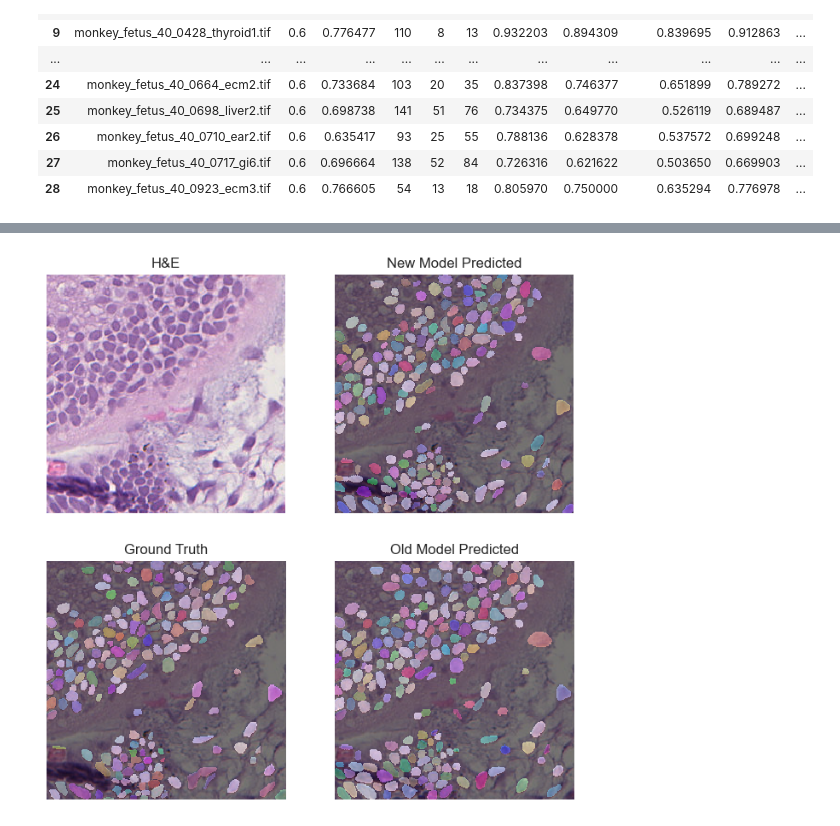
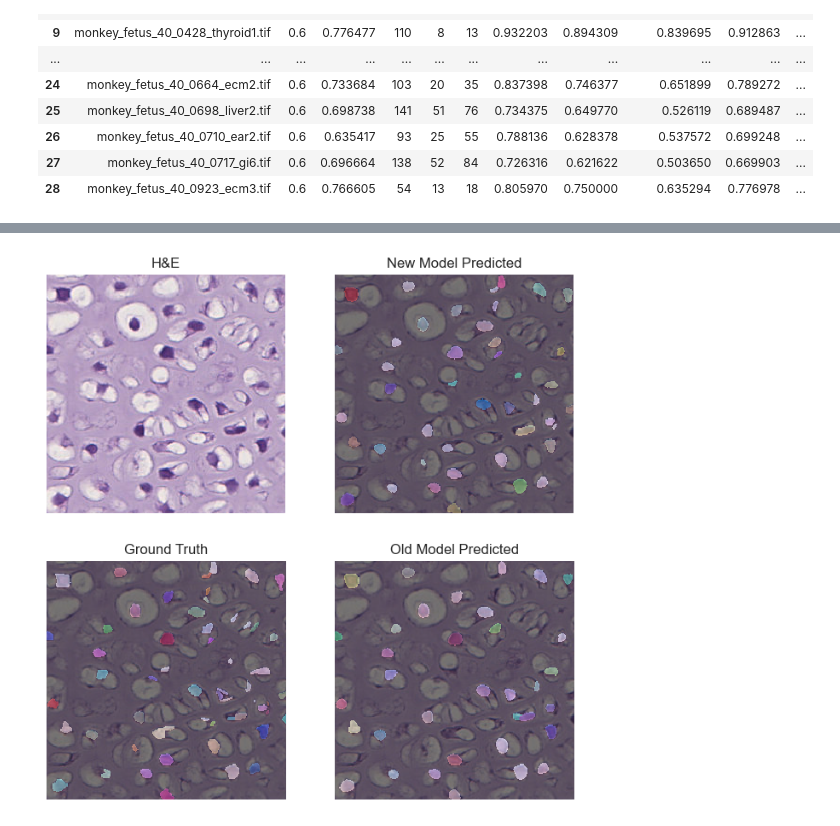
Before and after one commit to donniekramer8/Nuclei-seg-collection, a Jupyter notebook: stardist/monkey/4_Test_Model.ipynb, the cells around one changed output, grey strips where cells are left out. Saved outputs shown, nothing was run; the diff lists cells and outputs as text; code cells hidden in the pictures.

```diff
--- a/stardist/monkey/4_Test_Model.ipynb
+++ b/stardist/monkey/4_Test_Model.ipynb
@@ -54,8 +55,13 @@ Using default values: prob_thresh=0.692478, nms_thresh=0.3.
 pthHE= fr'\\10.99.68.178\andreex\data\Stardist\Testing\monkey\tiles'
 pthmasks= fr'\\10.99.68.178\andreex\data\Stardist\Testing\monkey\qupath\ground_truth\masks'
 
+# pthHE = r'\\10.99.68.178\andreex\students\Vasco Fallopian tube\stardist\tiles512'
+# pthmasks = r'\\10.99.68.178\andreex\students\Vasco Fallopian tube\stardist\qupath\ground_truth\masks'
+
 HE_tiles_pths = sorted(glob(os.path.join(pthHE,'*.tif')))
 mask_tiles_pths = sorted(glob(os.path.join(pthmasks,'*.tif')))
 
-HE_tiles = list(map(imread,HE_tiles_pths))
-mask_tiles = list(map(imread,mask_tiles_pths))
+bad_names = ['monkey_fetus_40_0768_adrenal2.tif', 'monkey_fetus_40_0790_gonads2.tif', 'monkey_fetus_40_0844_mesokidney2.tif', 'monkey_fetus_40_1035_bone2.tif', 'monkey_fetus_40_0600_thymus2.tif', 'monkey_fetus_40_0718_lungs2.tif', 'monkey_fetus_40_0754_kidney2.tif']
+HE_tiles_pths = [name for name in HE_tiles_pths if name[58:] not in bad_names]
+
+print(len(HE_tiles_pths))
@@ -196,33 +305,33 @@ scoring_for_donald.py (62): The behavior of DataFrame concatenation with empty o
 # %%
-ind = 0
+ind = 1
 
 cropped_img = HE_tiles[ind]
 cropped_lbl = mask_val_pred[ind]
 cropped_lbl_gt = mask_tiles[ind]
 old = mask_val_pred_justin[ind]
 
 fig, ax = plt.subplots(2,2,figsize = (8, 8))
 ax[0,0].imshow(cropped_img)
 ax[0,0].axis('off')
 ax[0,0].set_title('H&E')
 
 ax[1,0].imshow(cropped_img)
 ax[1,0].imshow(cropped_lbl_gt, cmap=lbl_cmap, alpha=0.5)
 ax[1,0].axis('off')
 ax[1,0].set_title('Ground Truth')
 
 ax[0,1].imshow(cropped_img)
 ax[0,1].imshow(cropped_lbl, cmap=lbl_cmap, alpha=0.5)
 ax[0,1].axis('off')
 ax[0,1].set_title('New Model Predicted')
 
 ax[1,1].imshow(cropped_img)
 ax[1,1].imshow(old, cmap=lbl_cmap, alpha=0.5)
 ax[1,1].axis('off')
 ax[1,1].set_title('Old Model Predicted')
 plt.show()
 # %% [output]
-[figure, old version]
+[figure, new version]
 # %%
 # heatmatp IoU
 # blue/green match vs mismatch
```
Also changed, not shown: parts of 12 cells of this notebook, 40 other files.
